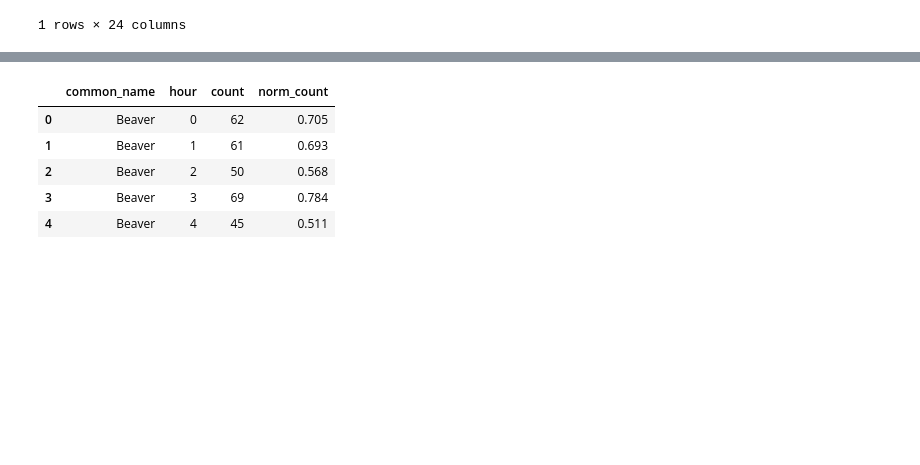
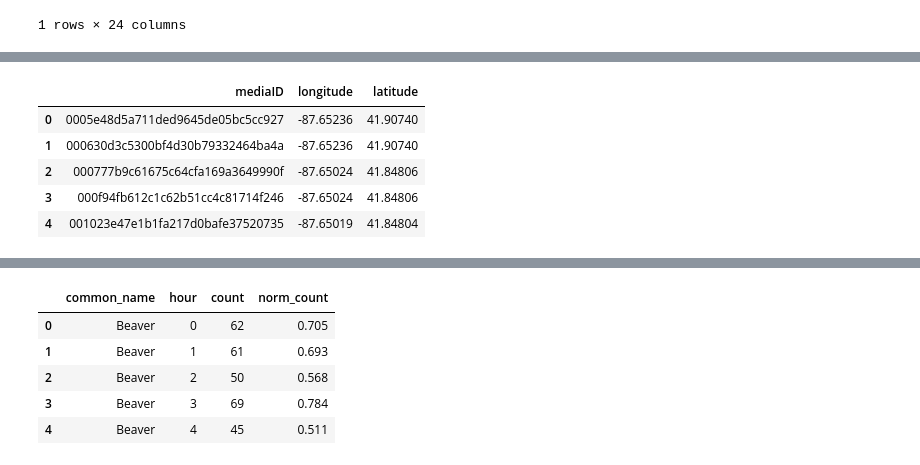
Before and after one commit to morescode-pm/mongo-ur-utils, a Jupyter notebook: ai_results/classifications/media_predictions.ipynb, the cells around one changed output, grey strips where cells are left out. Drawn from its saved outputs; the diff is of its cells as text; code cells hidden in the pictures; blank space fills up the shorter version.

Commit message:
some location but ignore

```diff
--- a/ai_results/classifications/media_predictions.ipynb
+++ b/ai_results/classifications/media_predictions.ipynb
@@ -44,0 +58,38 @@ Index(['mediaID', 'predicted_class', 'common_name', 'probability', 'top3',
+# %%
+# Grab the gps data if it exists and make a mini deployment df
+import json
+
+# Function to safely extract location from exifData JSON string
+def extract_location(exif_json):
+    try:
+        if pd.isna(exif_json) or exif_json == "":
+            return [None, None]
+        data = json.loads(exif_json)
+        loc = data.get("location")
+        if loc and isinstance(loc, list) and len(loc) == 2:
+            return loc
+        return [None, None]
+    except Exception:
+        return [None, None]
+
+# Apply extraction to the media_df to get longitude and latitude columns
+media_df[['longitude', 'latitude']] = media_df['exifData'].apply(lambda x: pd.Series(extract_location(x)))
+
+# Create a new DataFrame for deployments with GPS, grouped by deploymentID
+# Only include rows where both longitude and latitude are not null
+
+deplo_gps_df = (
+    media_df.dropna(subset=['longitude', 'latitude'])
+            .groupby('mediaID')[['longitude', 'latitude']]
+            .first()
+            .reset_index()
+)
+
+deplo_gps_df.head()
+# %% [output]
+|  | mediaID | longitude | latitude |
+| 0 | 0005e48d5a711ded9645de05bc5cc927 | -87.65236 | 41.90740 |
+| 1 | 000630d3c5300bf4d30b79332464ba4a | -87.65236 | 41.90740 |
+| 2 | 000777b9c61675c64cfa169a3649990f | -87.65024 | 41.84806 |
+| 3 | 000f94fb612c1c62b51cc4c81714f246 | -87.65024 | 41.84806 |
+| 4 | 001023e47e1b1fa217d0bafe37520735 | -87.65019 | 41.84804 |
```
Also changed, not shown: parts of 5 cells of this notebook.
